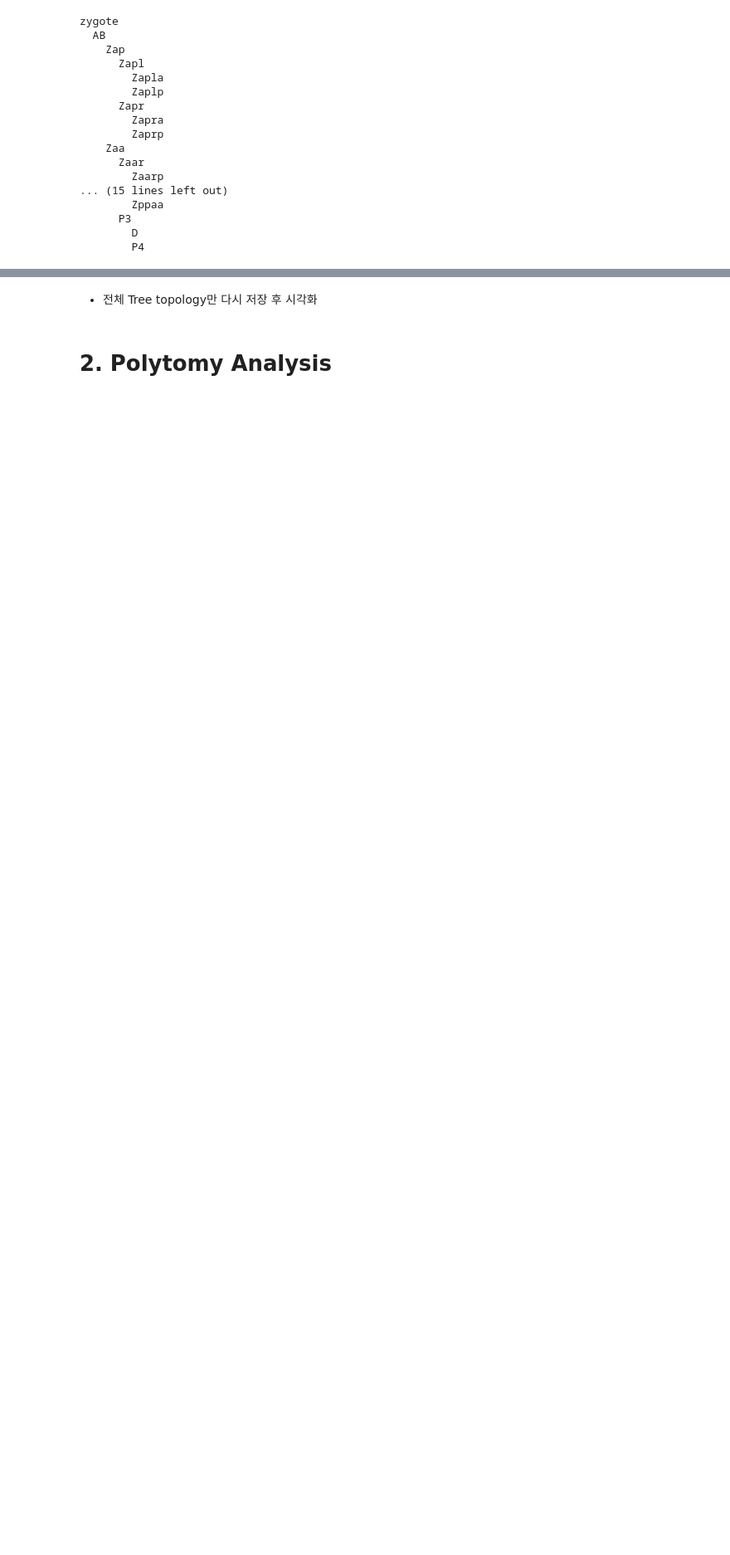
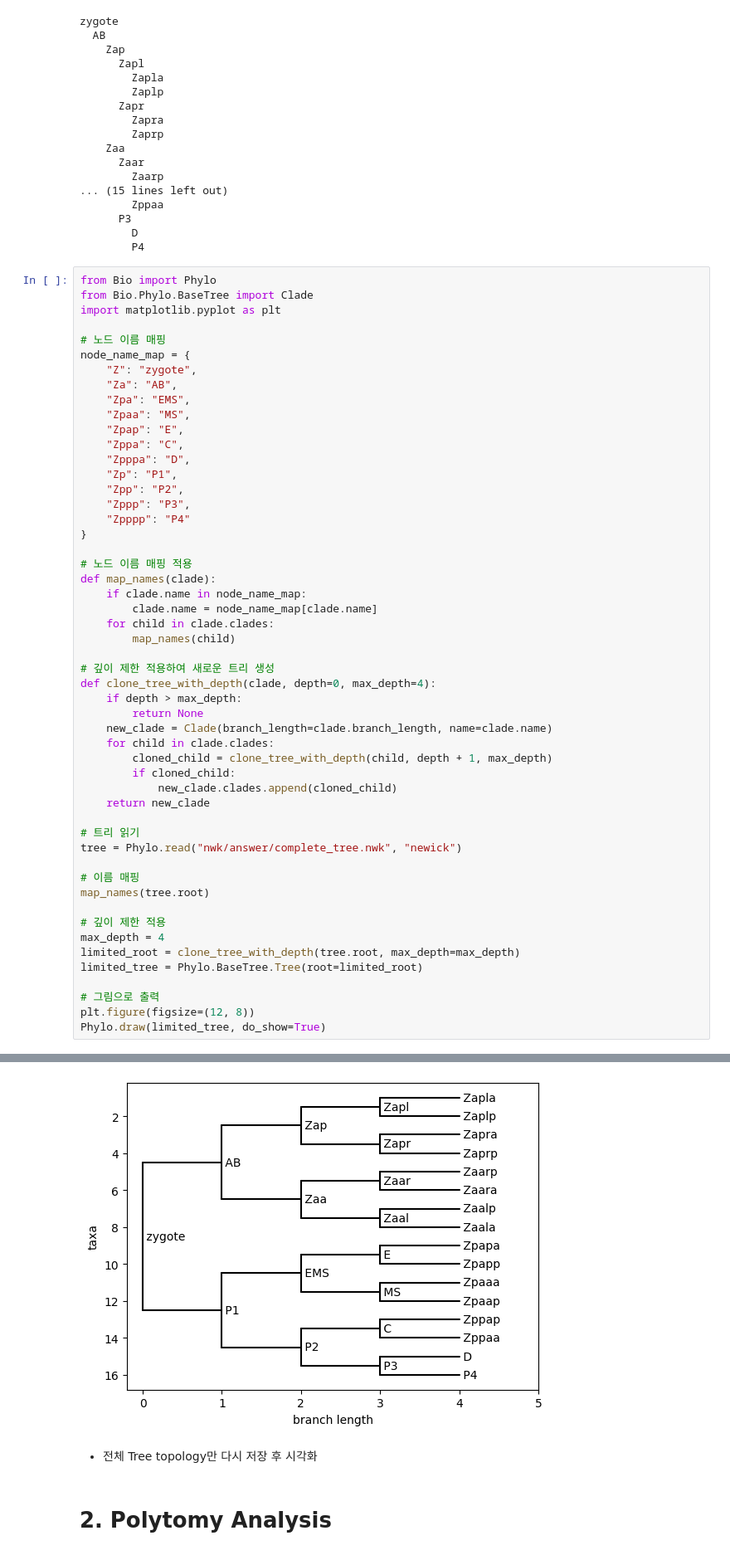
Before and after one commit to yjc-kr/Research, a Jupyter notebook: Polytomy/Codes/Project_1_Polytomy_Resolver_GSM/Polytomy Resolver GSM.ipynb, the cells around one changed output, grey strips where cells are left out. Shown at 83% size. Saved outputs shown, nothing was run; the diff lists cells and outputs as text; blank space fills up the shorter version.

```diff
--- a/Polytomy/Codes/Project_1_Polytomy_Resolver_GSM/Polytomy Resolver GSM.ipynb
+++ b/Polytomy/Codes/Project_1_Polytomy_Resolver_GSM/Polytomy Resolver GSM.ipynb
@@ -312,3 +312,56 @@ zygote
       P3
         D
         P4
+# %%
+from Bio import Phylo
+from Bio.Phylo.BaseTree import Clade
+import matplotlib.pyplot as plt
+
+# 노드 이름 매핑
+node_name_map = {
+    "Z": "zygote",
+    "Za": "AB",
+    "Zpa": "EMS",
+    "Zpaa": "MS",
+    "Zpap": "E",
+    "Zppa": "C",
+    "Zpppa": "D",
+    "Zp": "P1",
+    "Zpp": "P2",
+    "Zppp": "P3",
+    "Zpppp": "P4"
+}
+
+# 노드 이름 매핑 적용
+def map_names(clade):
+    if clade.name in node_name_map:
+        clade.name = node_name_map[clade.name]
+    for child in clade.clades:
+        map_names(child)
+
+# 깊이 제한 적용하여 새로운 트리 생성
+def clone_tree_with_depth(clade, depth=0, max_depth=4):
+    if depth > max_depth:
+        return None
+    new_clade = Clade(branch_length=clade.branch_length, name=clade.name)
+    for child in clade.clades:
+        cloned_child = clone_tree_with_depth(child, depth + 1, max_depth)
+        if cloned_child:
+            new_clade.clades.append(cloned_child)
+    return new_clade
+
+# 트리 읽기
+tree = Phylo.read("nwk/answer/complete_tree.nwk", "newick")
+
+# 이름 매핑
+map_names(tree.root)
+
+# 깊이 제한 적용
+max_depth = 4
+limited_root = clone_tree_with_depth(tree.root, max_depth=max_depth)
+limited_tree = Phylo.BaseTree.Tree(root=limited_root)
+
+# 그림으로 출력
+plt.figure(figsize=(12, 8))
+Phylo.draw(limited_tree, do_show=True)
+# %% [output]
@@ -315,3 +369,4 @@ zygote
+[figure, added]
 # %% [markdown]
 - 전체 Tree topology만 다시 저장 후 시각화
 # %% [markdown]
```
Also changed, not shown: parts of 22 cells of this notebook, 1 other file.
